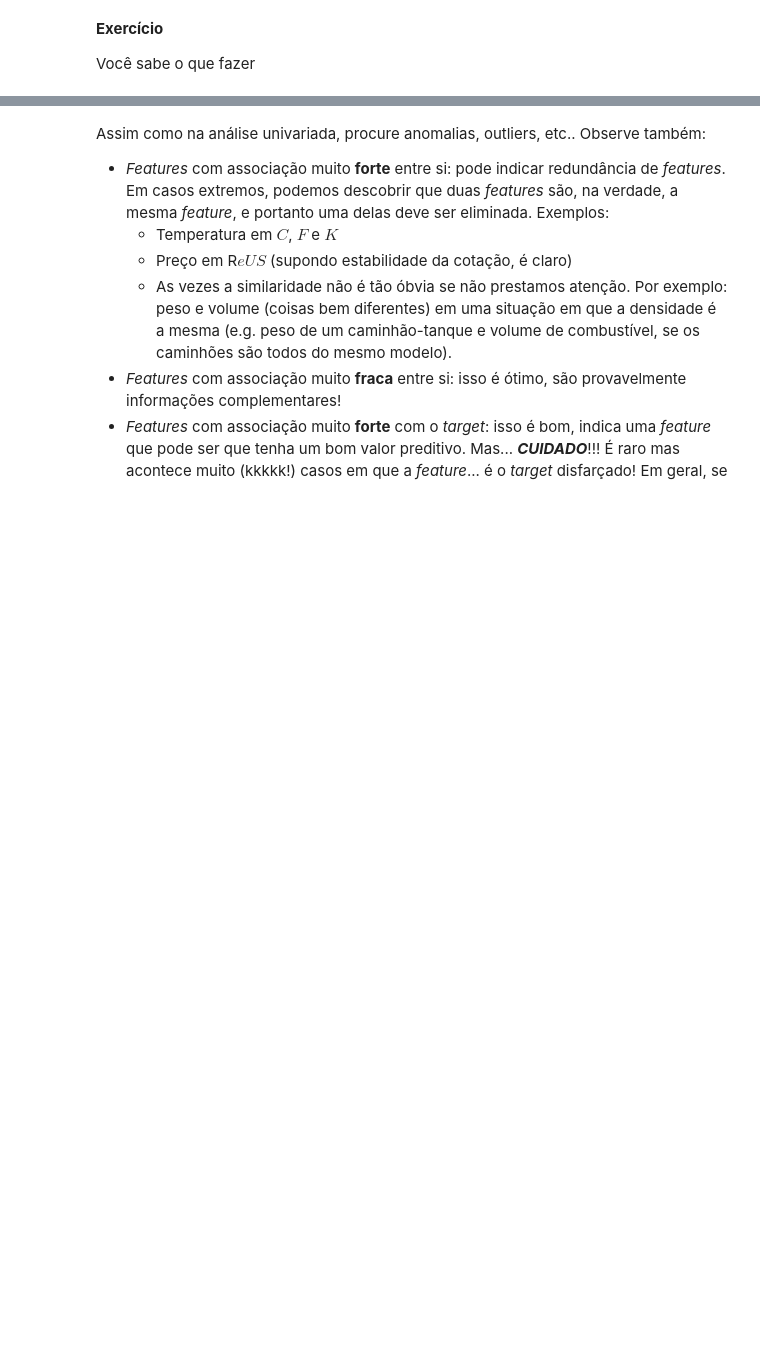
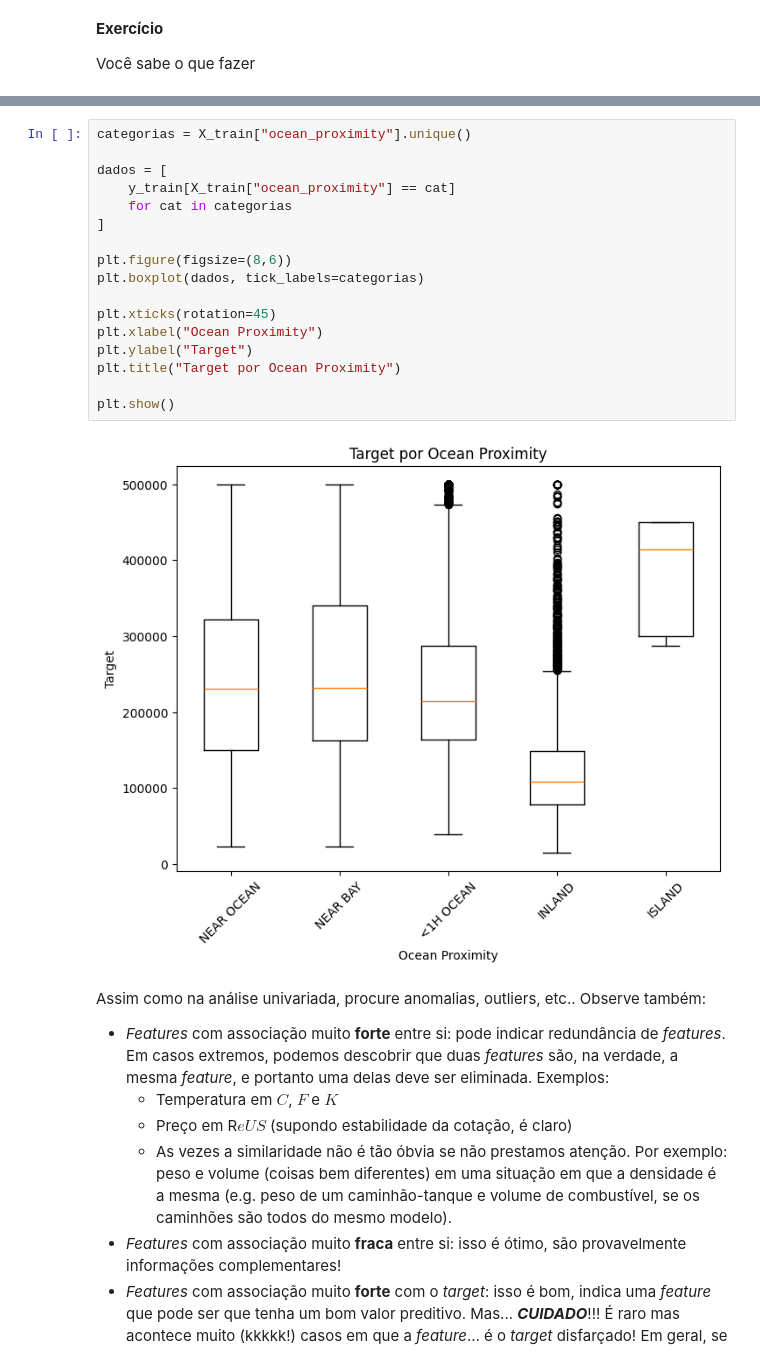
Before and after one commit to guedera/aulasMachineLearning, a Jupyter notebook: Aula02/ML_Aula_2.ipynb, the cells around one changed output, grey strips where cells are left out. Drawn from its saved outputs; the diff is of its cells as text; blank space fills up the shorter version.

```diff
--- a/Aula02/ML_Aula_2.ipynb
+++ b/Aula02/ML_Aula_2.ipynb
@@ -424,3 +463,22 @@ Você sabe o que fazer
+# %%
+categorias = X_train["ocean_proximity"].unique()
+
+dados = [
+    y_train[X_train["ocean_proximity"] == cat]
+    for cat in categorias
+]
+
+plt.figure(figsize=(8,6))
+plt.boxplot(dados, tick_labels=categorias)
+
+plt.xticks(rotation=45)
+plt.xlabel("Ocean Proximity")
+plt.ylabel("Target")
+plt.title("Target por Ocean Proximity")
+
+plt.show()
+# %% [output]
+[figure, added]
 # %% [markdown]
 Assim como na análise univariada, procure anomalias, outliers, etc.. Observe também:
 
```
Also changed, not shown: parts of 4 cells of this notebook.
